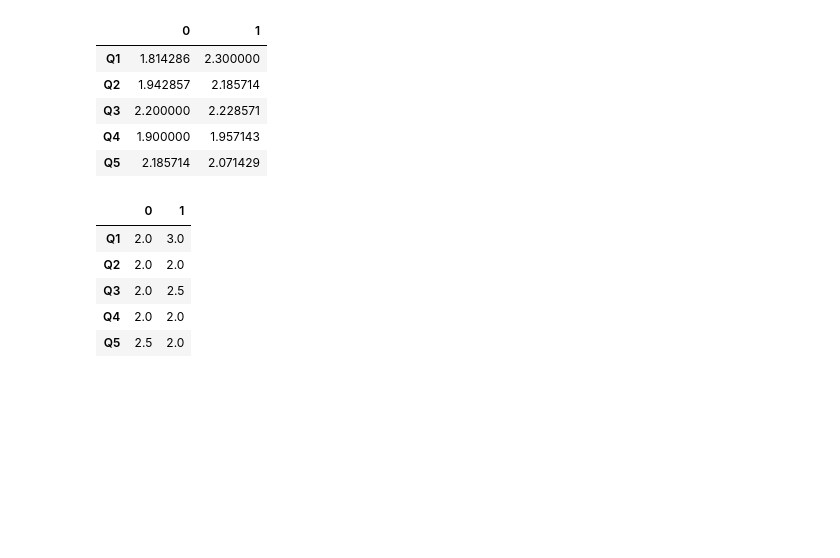
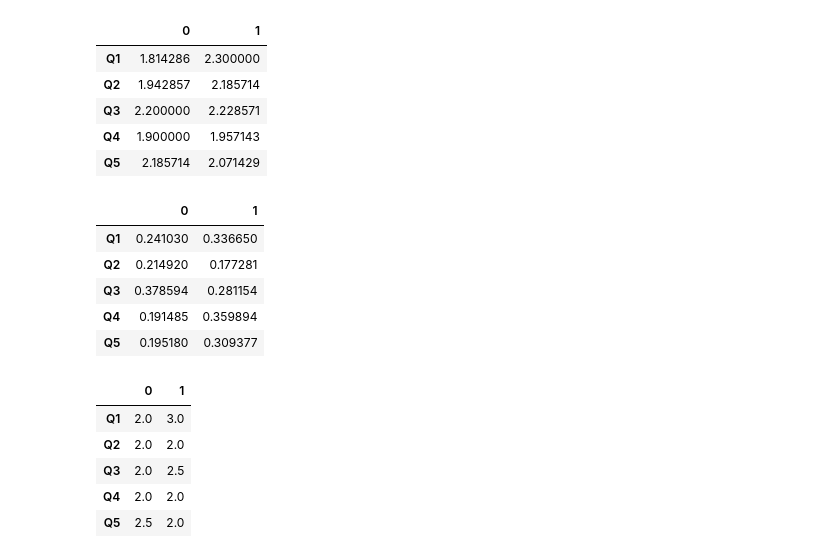
Before and after one commit to abhilashshakti/DesignAssistant, a Jupyter notebook: Expert Data Analysis.ipynb, the cells around one changed output. Drawn from its saved outputs; the diff is of its cells as text; code cells hidden in the pictures; blank space fills up the shorter version.

```diff
--- a/Expert Data Analysis.ipynb
+++ b/Expert Data Analysis.ipynb
@@ -220,6 +220,9 @@ wo_df_grouped_mean = wo_df.groupby(wo_df.columns, axis=1).mean()
 # Taking mean for each question
 wo_df_mean = wo_df_grouped_mean.mean()
 wi_df_mean = wi_df_grouped_mean.mean()
+# Find the std deviation
+wo_df_std = wo_df_grouped_mean.std()
+wi_df_std = wi_df_grouped_mean.std()
 # %%
 # Similar to above, taking medians of median
 wi_df_grouped_median = wi_df.groupby(wi_df.columns, axis=1).median()
@@ -236,6 +239,16 @@ ques_df_mean # col-0: Without the assistant, col-1: With the assistant
 | Q3 | 2.200000 | 2.228571 |
 | Q4 | 1.900000 | 1.957143 |
 | Q5 | 2.185714 | 2.071429 |
+# %%
+ques_df_std = pd.DataFrame([wo_df_std, wi_df_std]).T
+ques_df_std # col-0: Without the assistant, col-1: With the assistant
+# %% [output]
+|  | 0 | 1 |
+| Q1 | 0.241030 | 0.336650 |
+| Q2 | 0.214920 | 0.177281 |
+| Q3 | 0.378594 | 0.281154 |
+| Q4 | 0.191485 | 0.359894 |
+| Q5 | 0.195180 | 0.309377 |
 # %%
 ques_df_median = pd.DataFrame([wo_df_median, wi_df_median]).T
 ques_df_median # col-0: Without the assistant, col-1: With the assistant
```
Also changed, not shown: parts of 3 cells of this notebook.
